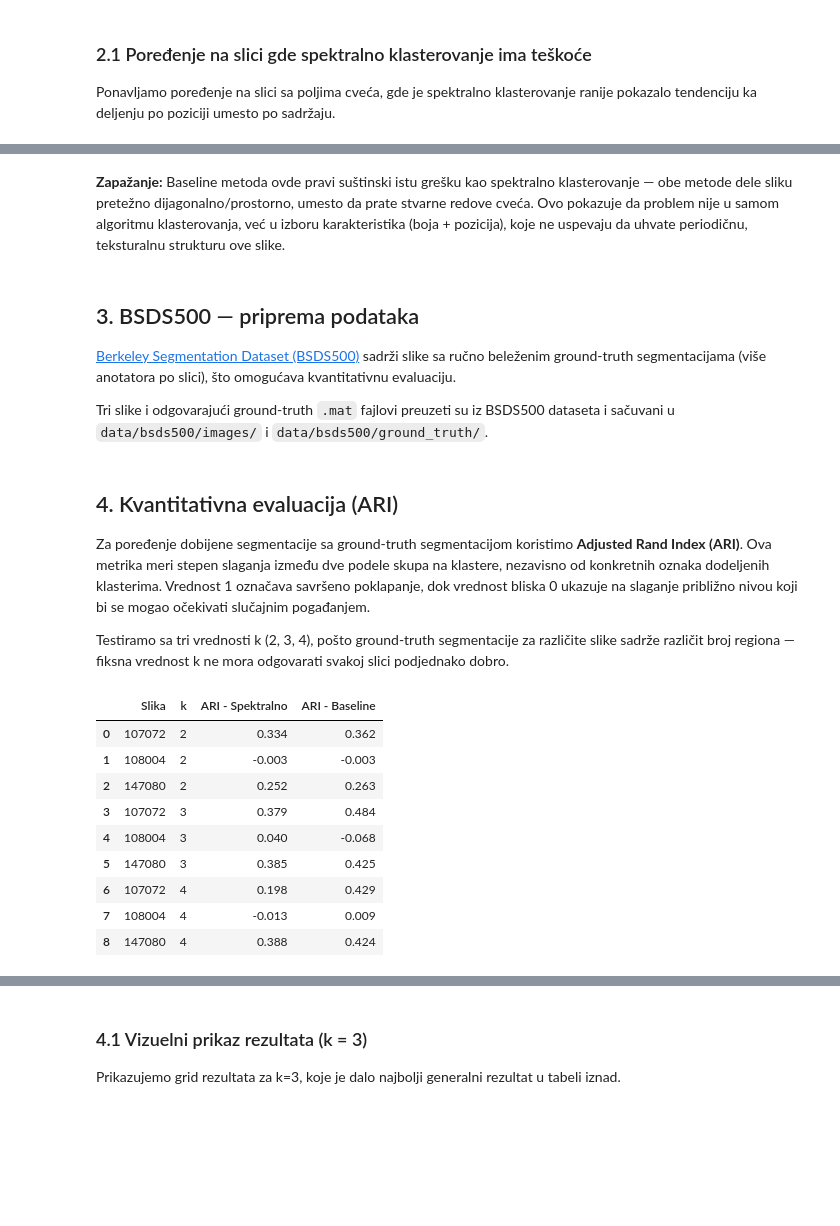
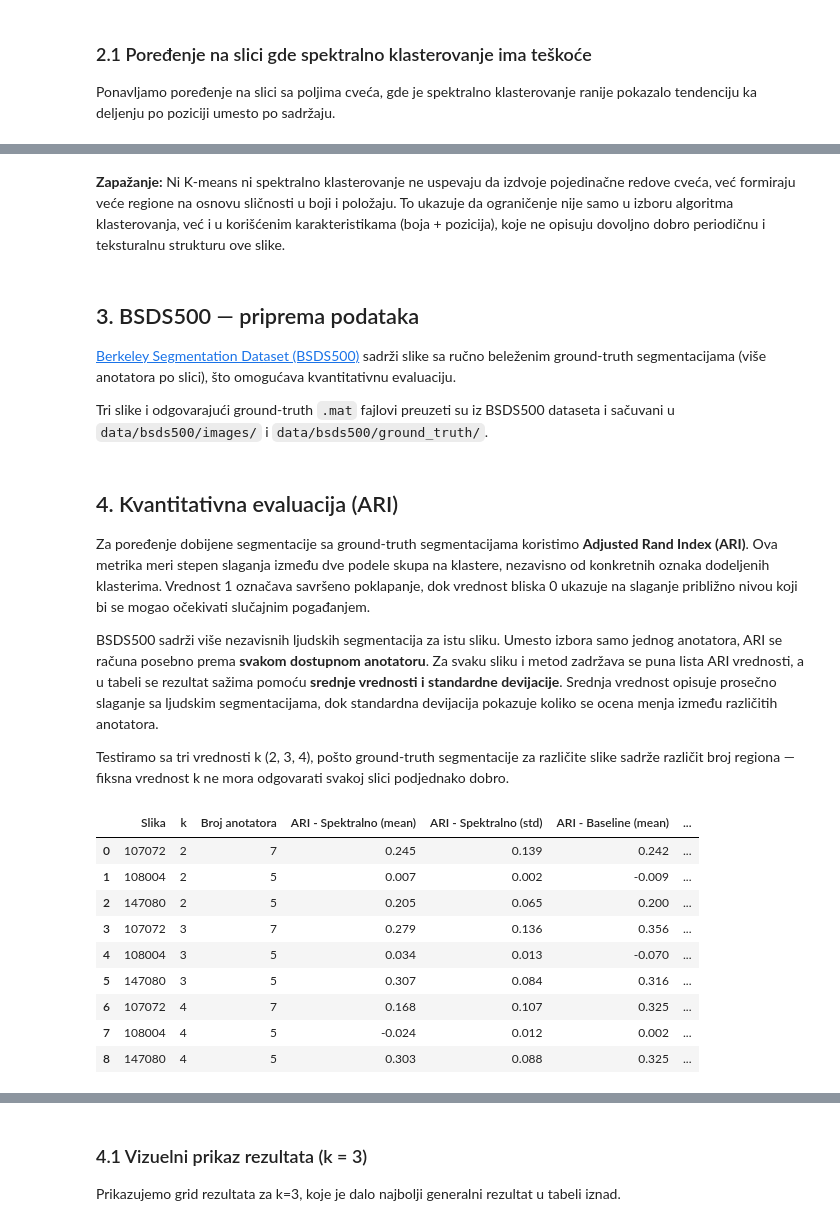
Before and after one commit to isidoraa1070/spectral-clustering-image-segmentation, a Jupyter notebook: notebooks/04_evaluation.ipynb, the cells around one changed output, grey strips where cells are left out. Saved outputs shown, nothing was run; the diff lists cells and outputs as text; code cells hidden in the pictures; blank space fills up the shorter version.

Commit message:
Final project updates

```diff
--- a/notebooks/04_evaluation.ipynb
+++ b/notebooks/04_evaluation.ipynb
@@ -65,42 +65,44 @@ compare_segmentations(
 # %% [markdown]
-**Zapažanje:** Baseline metoda ovde pravi suštinski istu grešku kao spektralno klasterovanje —
-obe metode dele sliku pretežno dijagonalno/prostorno, umesto da prate stvarne redove cveća. Ovo
-pokazuje da problem nije u samom algoritmu klasterovanja, već u izboru karakteristika (boja +
-pozicija), koje ne uspevaju da uhvate periodičnu, teksturalnu strukturu ove slike.
+**Zapažanje:** Ni K-means ni spektralno klasterovanje ne uspevaju da izdvoje pojedinačne redove cveća, već formiraju veće regione na osnovu sličnosti u boji i položaju. To ukazuje da ograničenje nije samo u izboru algoritma klasterovanja, već i u korišćenim karakteristikama (boja + pozicija), koje ne opisuju dovoljno dobro periodičnu i teksturalnu strukturu ove slike.
 # %% [markdown]
 ## 3. BSDS500 — priprema podataka
 
-[Berkeley Segmentation Dataset (BSDS500)](https://www.kaggle.com/datasets/balraj98/berkeley-segmentation-dataset-500-bsds500) sadrži slike sa ručno beleženim ground-truth segmentacijama (više anotatora po slici), što omogućava kvantitativnu evaluaciju.
+[Berkeley Segmentation Dataset (BSDS500)](https://www2.eecs.berkeley.edu/Research/Projects/CS/vision/grouping/resources.html) sadrži slike sa ručno beleženim ground-truth segmentacijama (više anotatora po slici), što omogućava kvantitativnu evaluaciju.
 
 Tri slike i odgovarajući ground-truth `.mat` fajlovi preuzeti su iz BSDS500 dataseta i sačuvani u `data/bsds500/images/` i `data/bsds500/ground_truth/`.
 # %% [markdown]
 ## 4. Kvantitativna evaluacija (ARI)
 
-Za poređenje dobijene segmentacije sa ground-truth segmentacijom koristimo **Adjusted Rand Index (ARI)**. Ova metrika meri stepen slaganja između dve podele skupa na klastere, nezavisno od konkretnih oznaka dodeljenih klasterima. Vrednost 1 označava savršeno poklapanje, dok vrednost bliska 0 ukazuje na slaganje približno nivou koji bi se mogao očekivati slučajnim pogađanjem.
+Za poređenje dobijene segmentacije sa ground-truth segmentacijama koristimo **Adjusted Rand Index (ARI)**. Ova metrika meri stepen slaganja između dve podele skupa na klastere, nezavisno od konkretnih oznaka dodeljenih klasterima. Vrednost 1 označava savršeno poklapanje, dok vrednost bliska 0 ukazuje na slaganje približno nivou koji bi se mogao očekivati slučajnim pogađanjem.
+
+BSDS500 sadrži više nezavisnih ljudskih segmentacija za istu sliku. Umesto izbora samo jednog anotatora, ARI se računa posebno prema **svakom dostupnom anotatoru**. Za svaku sliku i metod zadržava se puna lista ARI vrednosti, a u tabeli se rezultat sažima pomoću **srednje vrednosti i standardne devijacije**. Srednja vrednost opisuje prosečno slaganje sa ljudskim segmentacijama, dok standardna devijacija pokazuje koliko se ocena menja između različitih anotatora.
 
 Testiramo sa tri vrednosti k (2, 3, 4), pošto ground-truth segmentacije za različite slike sadrže različit broj regiona — fiksna vrednost k ne mora odgovarati svakoj slici podjednako dobro.
 # %%
 bsds_image_names = ['107072', '108004', '147080']
 k_values = [2, 3, 4]
 
 all_results, ari_table = evaluate_bsds_images(
     bsds_image_names,
-    k_values
+    k_values,
+    position_ratio=0.1
 )
 
 ari_table.style.format({
-    'ARI - Spektralno': '{:.3f}',
-    'ARI - Baseline': '{:.3f}'
+    'ARI - Spektralno (mean)': '{:.3f}',
+    'ARI - Spektralno (std)': '{:.3f}',
+    'ARI - Baseline (mean)': '{:.3f}',
+    'ARI - Baseline (std)': '{:.3f}'
 })
 # %% [output]
-|  | Slika | k | ARI - Spektralno | ARI - Baseline |
-| 0 | 107072 | 2 | 0.334 | 0.362 |
-| 1 | 108004 | 2 | -0.003 | -0.003 |
-| 2 | 147080 | 2 | 0.252 | 0.263 |
-| 3 | 107072 | 3 | 0.379 | 0.484 |
-| 4 | 108004 | 3 | 0.040 | -0.068 |
-| 5 | 147080 | 3 | 0.385 | 0.425 |
-| 6 | 107072 | 4 | 0.198 | 0.429 |
-| 7 | 108004 | 4 | -0.013 | 0.009 |
-| 8 | 147080 | 4 | 0.388 | 0.424 |
+|  | Slika | k | Broj anotatora | ARI - Spektralno (mean) | ARI - Spektralno (std) | ARI - Baseline (mean) | ... |
+| 0 | 107072 | 2 | 7 | 0.245 | 0.139 | 0.242 | ... |
+| 1 | 108004 | 2 | 5 | 0.007 | 0.002 | -0.009 | ... |
+| 2 | 147080 | 2 | 5 | 0.205 | 0.065 | 0.200 | ... |
+| 3 | 107072 | 3 | 7 | 0.279 | 0.136 | 0.356 | ... |
+| 4 | 108004 | 3 | 5 | 0.034 | 0.013 | -0.070 | ... |
+| 5 | 147080 | 3 | 5 | 0.307 | 0.084 | 0.316 | ... |
+| 6 | 107072 | 4 | 7 | 0.168 | 0.107 | 0.325 | ... |
+| 7 | 108004 | 4 | 5 | -0.024 | 0.012 | 0.002 | ... |
+| 8 | 147080 | 4 | 5 | 0.303 | 0.088 | 0.325 | ... |
 # %% [markdown]
```
Also changed, not shown: parts of 8 cells of this notebook, 9 other files.
